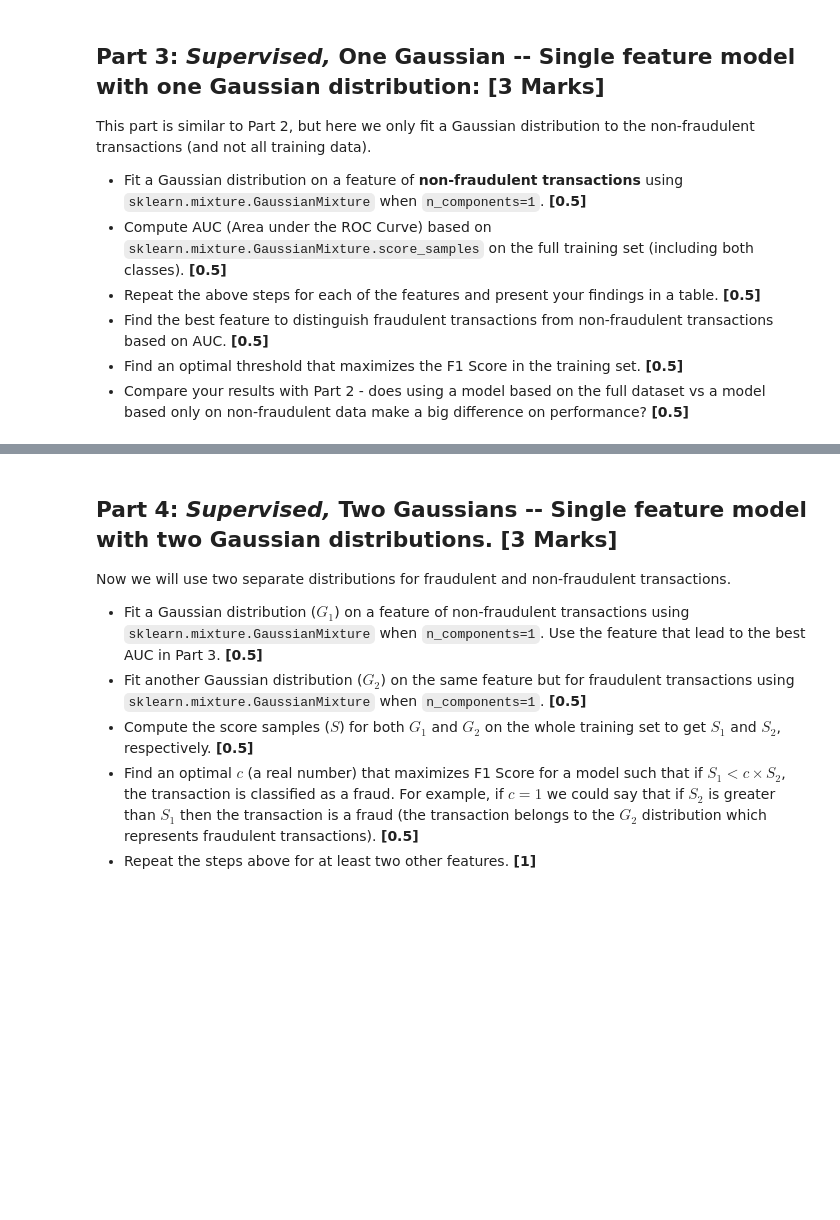
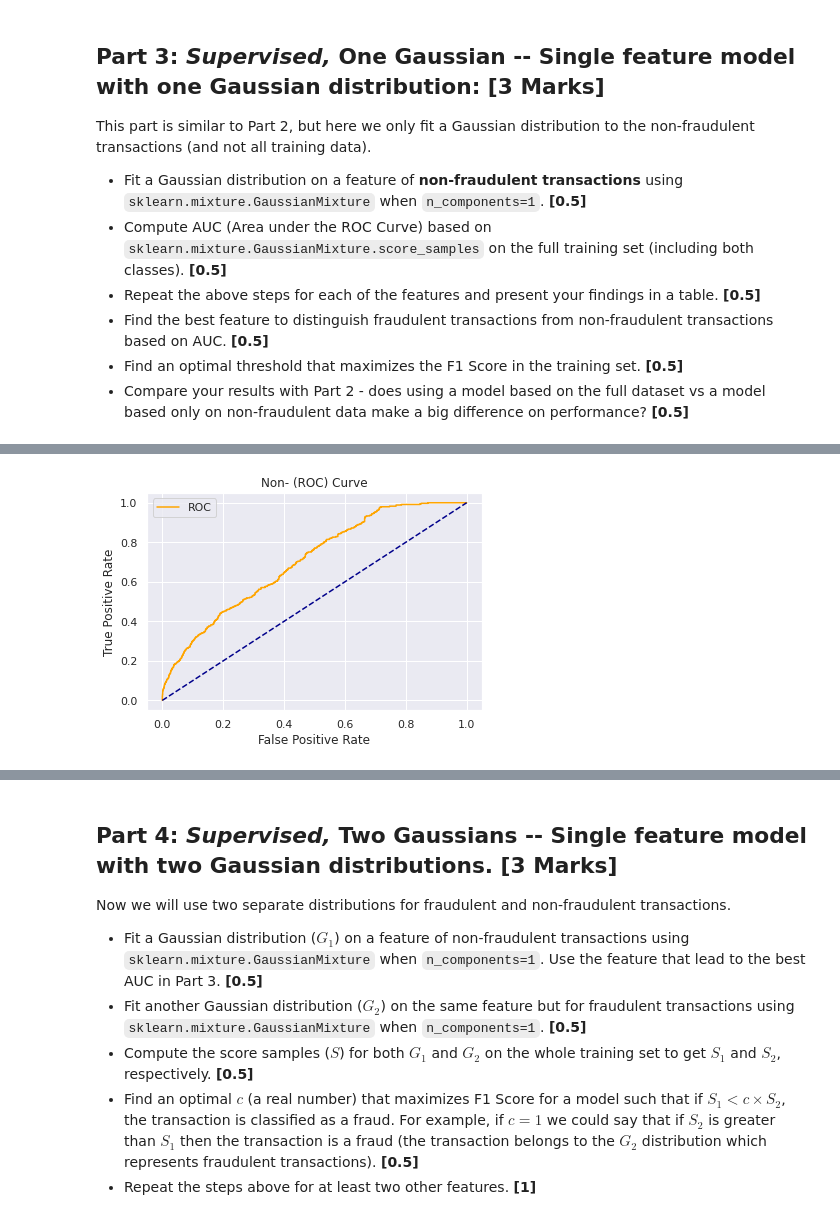
Before and after one commit to Hamza1122/ML-Annomly-detection, a Jupyter notebook: Project_2_Omar.ipynb, the cells around one changed output, grey strips where cells are left out. Cells and saved outputs as stored; diff of their text form; code cells hidden in the pictures; blank space fills up the shorter version.

```diff
--- a/Project_2_Omar.ipynb
+++ b/Project_2_Omar.ipynb
@@ -251,0 +254,10 @@ This part is similar to Part 2, but here we only fit a Gaussian distribution to
+# %%
+### YOUR CODE HERE ###
+x_train=X_train
+x_train['Class']=y_train
+x_train=x_train.loc[x_train.Class==1]
+
+y_class=x_train['Class']
+x_train=x_train.drop(['Class'],axis=1)
+print(x_train.shape)
+print(y_class.shape)
@@ -251,0 +272,18 @@ This part is similar to Part 2, but here we only fit a Gaussian distribution to
+# %%
+#supervied gaussian
+from sklearn.metrics import roc_auc_score
+supervised_gaussian = mixture.GaussianMixture(n_components=1)    #1.1
+supervised_gaussian.fit(x_train)
+X_train=X_train.drop(['Class'],axis=1)
+# %%
+score=supervised_gaussian.score_samples(X_train)   #1.2
+fpr, tpr, _ = roc_curve(y_train,score)
+plt.plot(fpr, tpr, color='orange', label='ROC')
+plt.plot([0, 1], [0, 1], color='darkblue', linestyle='--')
+plt.xlabel('False Positive Rate')
+plt.ylabel('True Positive Rate')
+plt.title('Non- (ROC) Curve')
+plt.legend()
+plt.show()
+# %% [output]
+[figure, added]
```
Also changed, not shown: parts of 7 cells of this notebook.
